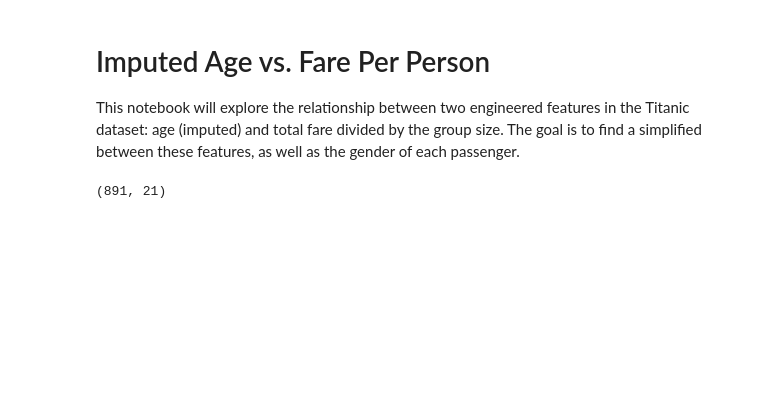
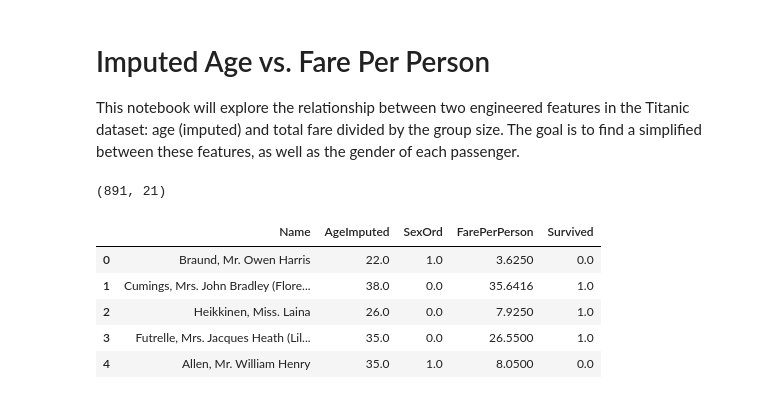
Before and after one commit to jmartenstein/titanic-ml, a Jupyter notebook: src/nb03_age_fare.ipynb, the cells around one changed output. Drawn from its saved outputs; the diff is of its cells as text; code cells hidden in the pictures; blank space fills up the shorter version.

Commit message:
add table and change colors

```diff
--- a/src/nb03_age_fare.ipynb
+++ b/src/nb03_age_fare.ipynb
@@ -18,20 +18,30 @@ print(df_.shape)
 (891, 21)
 # %%
 # set up the X, y sets for analysis
-x_colnames = [ 'AgeImputed', 'FarePerPerson', 'SexOrd' ]
+x1_colnames = [ 'AgeImputed', 'FarePerPerson' ]
+x2_colnames = [ 'SexOrd' ]
 y_colnames = [ 'Survived' ]
 
 # get SexOrd subsets for markers
-df_male   = df_[ df_[ 'SexOrd' ] == 0 ]
-df_female = df_[ df_[ 'SexOrd' ] == 1 ]
+df_died     = df_[ df_[ 'Survived' ] == 0 ]
+df_survived = df_[ df_[ 'Survived' ] == 1 ]
 
 # get the X and y values for the male passengers
-X_male = df_male[ x_colnames ]
-y_male = df_male[ y_colnames ].values
+X_died = df_died[ x1_colnames ]
+y_died = df_died[ x2_colnames ].values
 
 # get the X and y values for the male passengers
-X_female = df_female[ x_colnames ]
-y_female = df_female[ y_colnames ].values
+X_survived = df_survived[ x1_colnames ]
+y_survived = df_survived[ x2_colnames ].values
+
+df_[["Name", "AgeImputed", "SexOrd", "FarePerPerson", "Survived"]].head(5)
+# %% [output]
+|  | Name | AgeImputed | SexOrd | FarePerPerson | Survived |
+| 0 | Braund, Mr. Owen Harris | 22.0 | 1.0 | 3.6250 | 0.0 |
+| 1 | Cumings, Mrs. John Bradley (Flore... | 38.0 | 0.0 | 35.6416 | 1.0 |
+| 2 | Heikkinen, Miss. Laina | 26.0 | 0.0 | 7.9250 | 1.0 |
+| 3 | Futrelle, Mrs. Jacques Heath (Lil... | 35.0 | 0.0 | 26.5500 | 1.0 |
+| 4 | Allen, Mr. William Henry | 35.0 | 1.0 | 8.0500 | 0.0 |
 # %%
 # Create the colormap
 cmap = cls.ListedColormap(['blue', 'orange' ])
```
Also changed, not shown: parts of 1 cell of this notebook.
